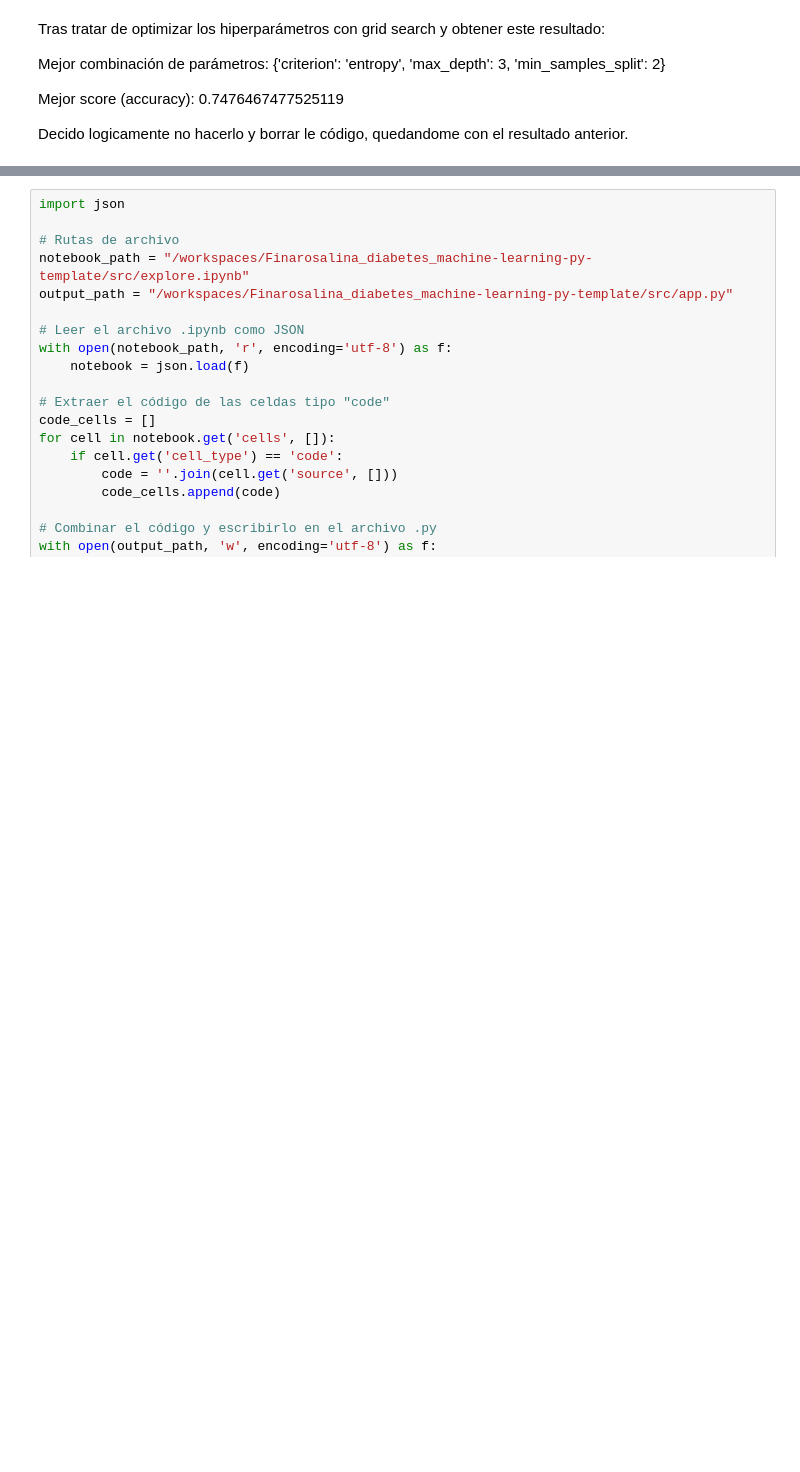
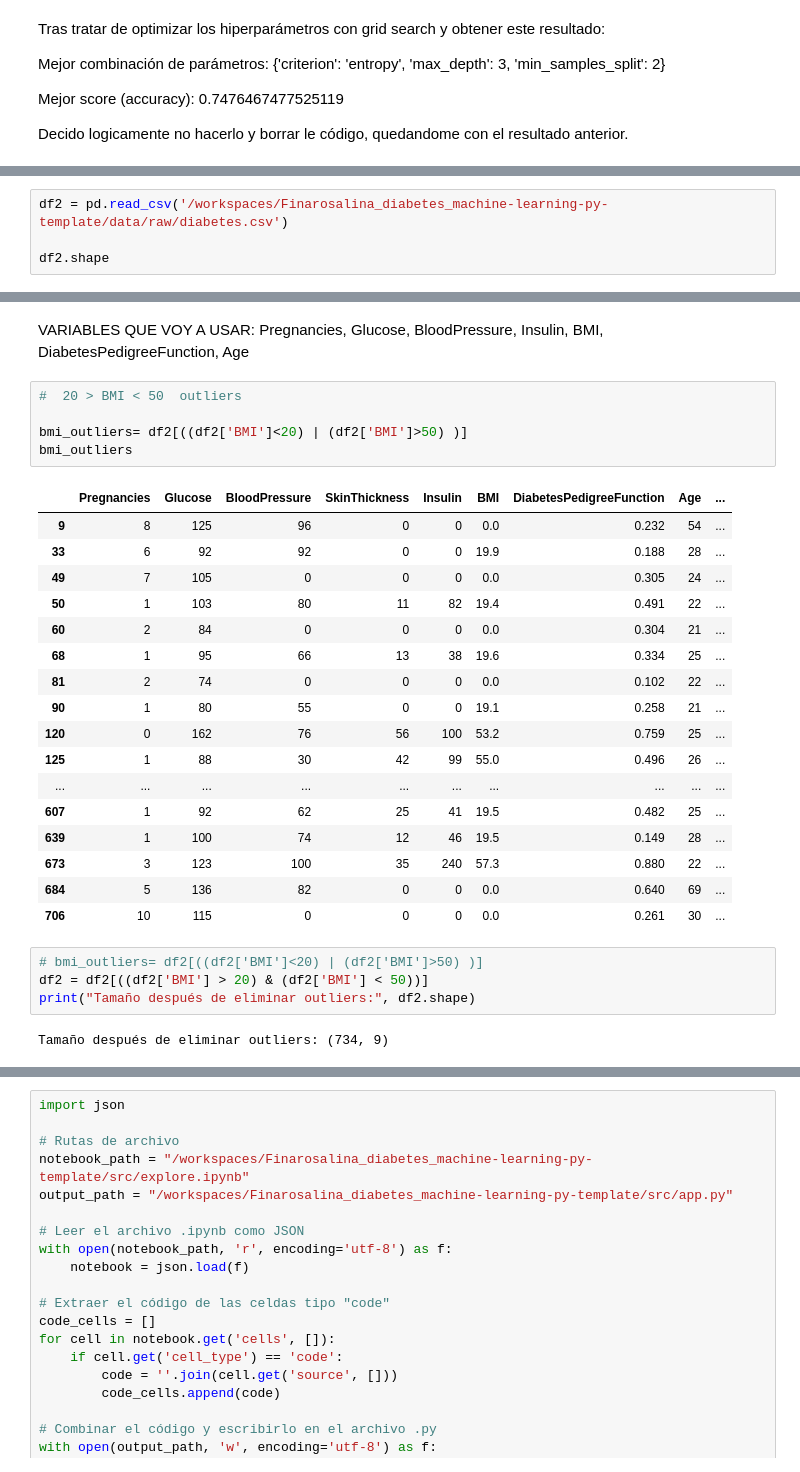
Before and after one commit to 4GeeksAcademy/Finarosalina_diabetes_machine-learning-py-template, a Jupyter notebook: src/explore.ipynb, the cells around one changed output, grey strips where cells are left out. Saved outputs shown, nothing was run; the diff lists cells and outputs as text; blank space fills up the shorter version.

```diff
--- a/src/explore.ipynb
+++ b/src/explore.ipynb
@@ -219,0 +233,4 @@ Decido logicamente no hacerlo y borrar le código, quedandome con el resultado a
+# %%
+df2 = pd.read_csv('/workspaces/Finarosalina_diabetes_machine-learning-py-template/data/raw/diabetes.csv')
+
+df2.shape
@@ -219,0 +269,31 @@ Decido logicamente no hacerlo y borrar le código, quedandome con el resultado a
+# %% [markdown]
+VARIABLES QUE VOY A USAR: Pregnancies,	Glucose, 	BloodPressure, 	Insulin, 	BMI, 	DiabetesPedigreeFunction, 	Age
+# %%
+#  20 > BMI < 50  outliers
+
+bmi_outliers= df2[((df2['BMI']<20) | (df2['BMI']>50) )]
+bmi_outliers
+# %% [output]
+|  | Pregnancies | Glucose | BloodPressure | SkinThickness | Insulin | BMI | DiabetesPedigreeFunction | Age | ... |
+| 9 | 8 | 125 | 96 | 0 | 0 | 0.0 | 0.232 | 54 | ... |
+| 33 | 6 | 92 | 92 | 0 | 0 | 19.9 | 0.188 | 28 | ... |
+| 49 | 7 | 105 | 0 | 0 | 0 | 0.0 | 0.305 | 24 | ... |
+| 50 | 1 | 103 | 80 | 11 | 82 | 19.4 | 0.491 | 22 | ... |
+| 60 | 2 | 84 | 0 | 0 | 0 | 0.0 | 0.304 | 21 | ... |
+| 68 | 1 | 95 | 66 | 13 | 38 | 19.6 | 0.334 | 25 | ... |
+| 81 | 2 | 74 | 0 | 0 | 0 | 0.0 | 0.102 | 22 | ... |
+| 90 | 1 | 80 | 55 | 0 | 0 | 19.1 | 0.258 | 21 | ... |
+| 120 | 0 | 162 | 76 | 56 | 100 | 53.2 | 0.759 | 25 | ... |
+| 125 | 1 | 88 | 30 | 42 | 99 | 55.0 | 0.496 | 26 | ... |
+| ... | ... | ... | ... | ... | ... | ... | ... | ... | ... |
+| 607 | 1 | 92 | 62 | 25 | 41 | 19.5 | 0.482 | 25 | ... |
+| 639 | 1 | 100 | 74 | 12 | 46 | 19.5 | 0.149 | 28 | ... |
+| 673 | 3 | 123 | 100 | 35 | 240 | 57.3 | 0.880 | 22 | ... |
+| 684 | 5 | 136 | 82 | 0 | 0 | 0.0 | 0.640 | 69 | ... |
+| 706 | 10 | 115 | 0 | 0 | 0 | 0.0 | 0.261 | 30 | ... |
+# %%
+# bmi_outliers= df2[((df2['BMI']<20) | (df2['BMI']>50) )]
+df2 = df2[((df2['BMI'] > 20) & (df2['BMI'] < 50))]
+print("Tamaño después de eliminar outliers:", df2.shape)
+# %% [output]
+Tamaño después de eliminar outliers: (734, 9)
```
Also changed, not shown: parts of 21 cells of this notebook, 6 other files.
